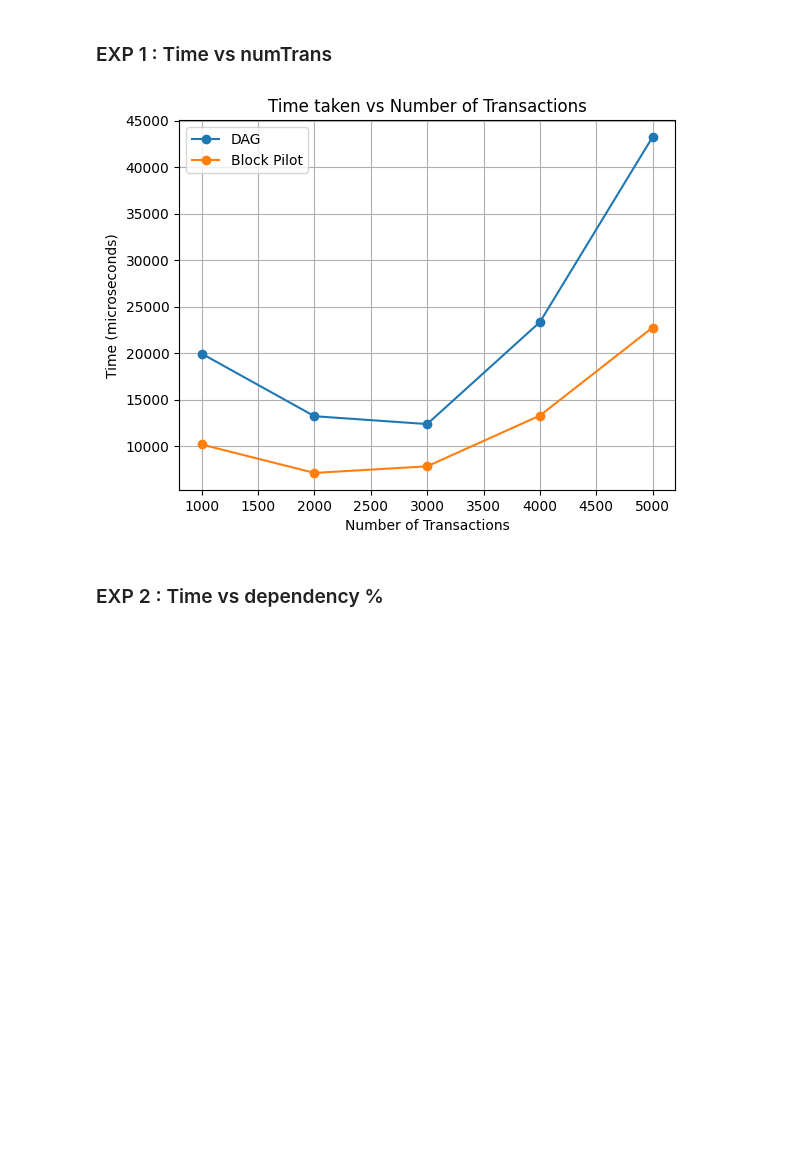
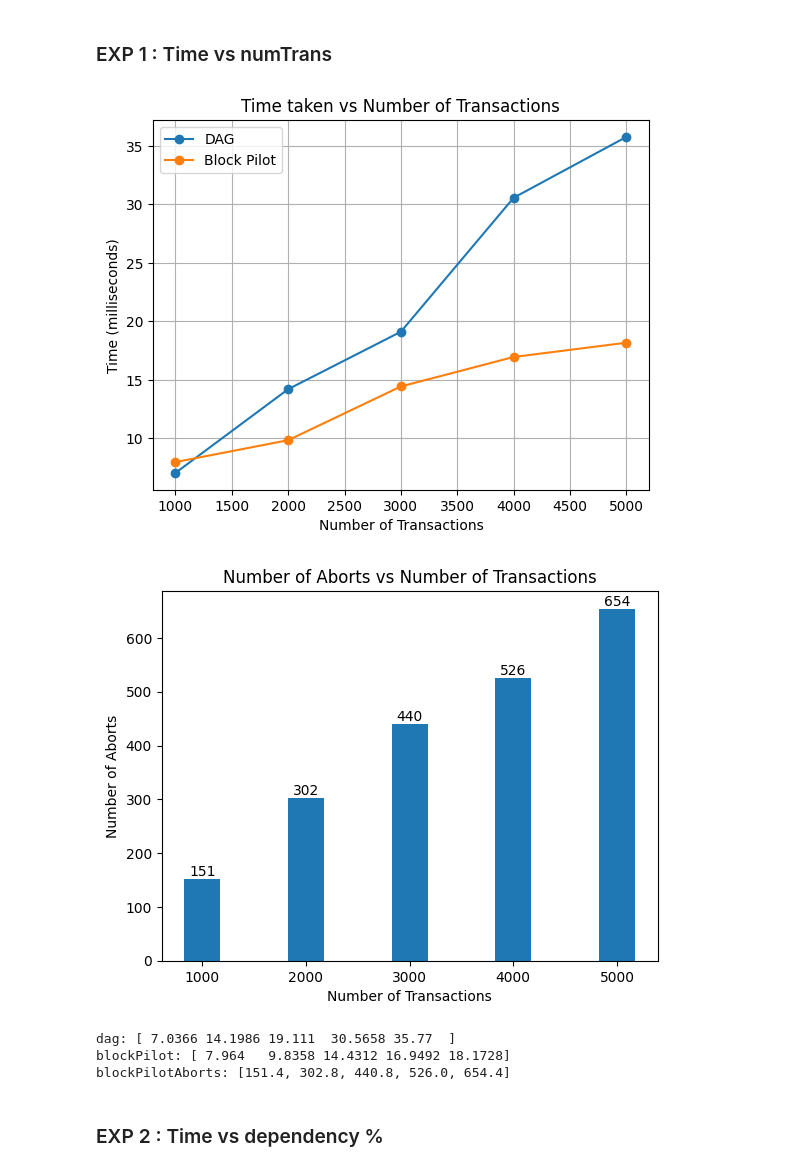
Before and after one commit to darpan-gaur/cctsProject, a Jupyter notebook: Generate Transaction/plot.ipynb, the cells around one changed output. Drawn from its saved outputs; the diff is of its cells as text; code cells hidden in the pictures; blank space fills up the shorter version.

```diff
--- a/Generate Transaction/plot.ipynb
+++ b/Generate Transaction/plot.ipynb
@@ -10,32 +10,57 @@ with open(logFile, 'r') as f:
 # %%
 numTrans = np.array([1000, 2000, 3000, 4000, 5000])
 dag = []
 blockPilot = []
+blockPilotAborts = []
 for i, line in enumerate(lines):
     if 'dag' in line:
         temp = 0.0
         for j in range(i + 1, i + 6):
             temp += float(lines[j].split()[0])
         dag.append(temp / 5)
     if 'blockpilot' in line:
         temp = 0.0
+        aborts = 0
         for j in range(i + 1, i + 6):
             temp += float(lines[j].split()[0])
+            aborts += float(lines[j].split()[1])
+        blockPilotAborts.append(aborts / 5)
         blockPilot.append(temp / 5)
-dag = np.array(dag)
-blockPilot = np.array(blockPilot)
+dag = np.array(dag)/1000
+blockPilot = np.array(blockPilot)/1000
 
 plt.plot(numTrans, dag, label='DAG', marker='o')
 plt.plot(numTrans, blockPilot, label='Block Pilot', marker='o')
 plt.xlabel('Number of Transactions')
-plt.ylabel('Time (microseconds)')
+plt.ylabel('Time (milliseconds)')
 plt.title('Time taken vs Number of Transactions')
 plt.legend()
 plt.grid()
 plt.savefig('numTrans_vs_Time.png', dpi=300)
 plt.show()
+
+# Plotting the aborts make bar graph and line graph
+x = np.arange(len(numTrans))
+width = 0.35
+plt.bar(x , blockPilotAborts, width, label='Block Pilot Aborts')
+for i in range(len(numTrans)):
+    plt.text(x[i], blockPilotAborts[i] + 0.1, str(int(blockPilotAborts[i])), ha='center', va='bottom')
+plt.xlabel('Number of Transactions')
+plt.ylabel('Number of Aborts')
+plt.title('Number of Aborts vs Number of Transactions')
+plt.xticks(x, numTrans)
+plt.savefig('numTrans_vs_Aborts.png', dpi=300)
+plt.show()
+
+print(f"dag: {dag}")
+print(f"blockPilot: {blockPilot}")
+print(f"blockPilotAborts: {blockPilotAborts}")
 # %% [output]
-[figure, old version]
+[figure, new version]
+[figure, added]
+dag: [ 7.0366 14.1986 19.111  30.5658 35.77  ]
+blockPilot: [ 7.964   9.8358 14.4312 16.9492 18.1728]
+blockPilotAborts: [151.4, 302.8, 440.8, 526.0, 654.4]
 # %% [markdown]
 ### EXP 2 : Time vs dependency %
 # %%
```
Also changed, not shown: parts of 2 cells of this notebook, 18 other files.
